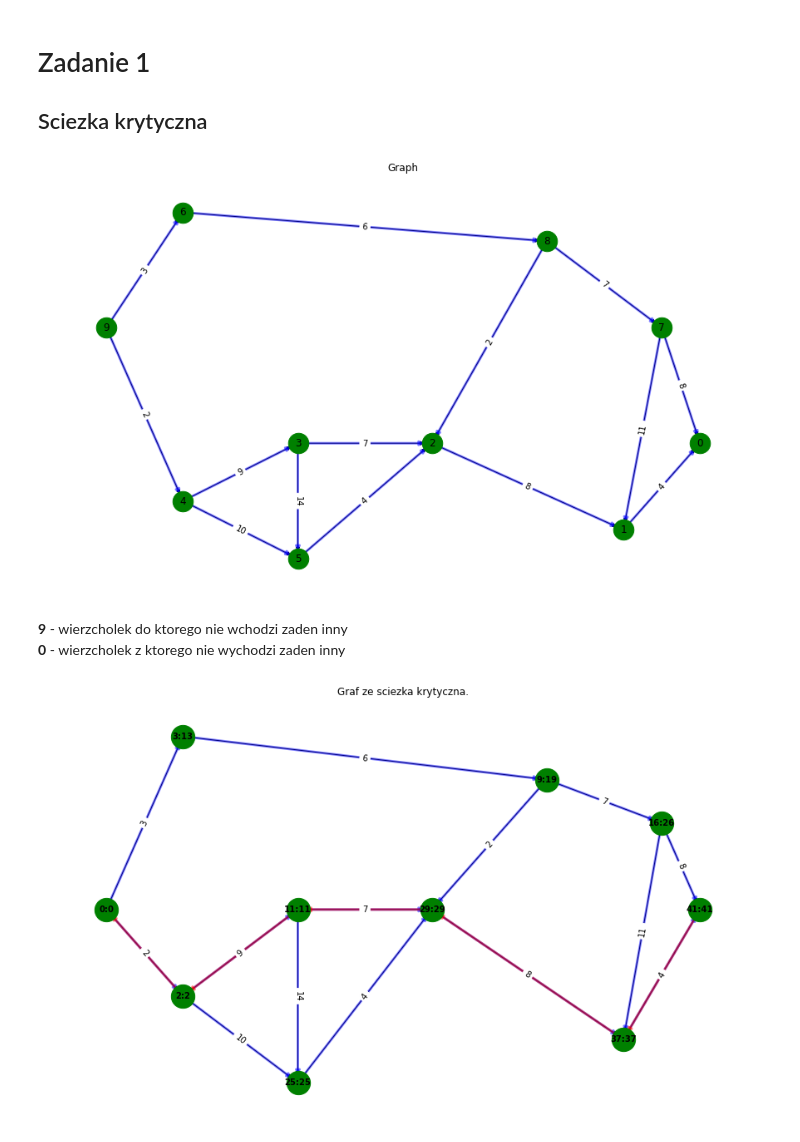
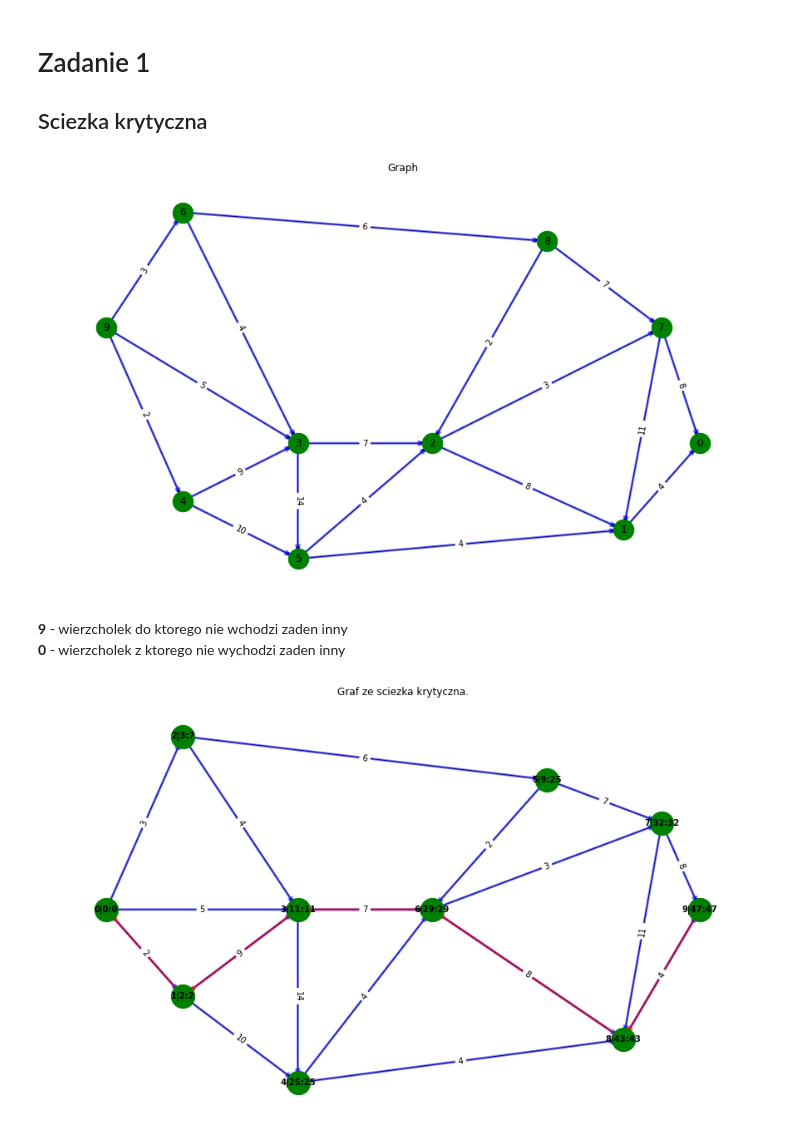
Before and after one commit to djmmatracki/BadanieOperacyjne, a Jupyter notebook: ProgramowanieSieciowe/sprawozdanie.ipynb, the cells around one changed output. Cells and saved outputs as stored; diff of their text form; code cells hidden in the pictures.

```diff
--- a/ProgramowanieSieciowe/sprawozdanie.ipynb
+++ b/ProgramowanieSieciowe/sprawozdanie.ipynb
@@ -14,47 +14,51 @@ weights = [
     (7, 0, 8),
     (7, 1, 11),
     (2, 1, 8),
+    (2, 7, 3),
     (8, 2, 2),
     (5, 2, 4),
     (3, 2, 7),
     (4, 3, 9),
+    (5, 1, 4),
     (3, 5, 14),
     (4, 5, 10),
     (6, 8, 6),
+    (6, 3, 4),
     (8, 7, 7),
     (9, 6, 3),
-    (9, 4, 2)
+    (9, 4, 2),
+    (9, 3, 5)
 ]
 
 G = nx.DiGraph()
 
 G.add_weighted_edges_from(weights)
 
 fig = plt.figure(figsize=(12, 7))
 
 pos = {
     0: (17, 3.5),
     1: (15, 2),
     2: (10, 3.5),
     3: (6.5, 3.5),
     4: (3.5, 2.5),
     5: (6.5, 1.5),
     6: (3.5, 7.5),
     7: (16, 5.5),
     8: (13, 7),
     9: (1.5, 5.5)
 }
 
 nx.draw(G, pos=pos, with_labels=True)
 nx.draw_networkx_edges(G, pos, width=3,alpha=0.5,edge_color='b')
 nx.draw_networkx_nodes(G, pos,node_size=600, node_color="g")
 labels = nx.get_edge_attributes(G,'weight')
 nx.draw_networkx_edge_labels(G,pos,edge_labels=labels)
 plt.title("Graph")
 plt.show()
 # print(nx.get_edge_attributes(G,'weight'))
 # %% [output]
-[figure, old version]
+[figure, new version]
 # %% [markdown]
 **9** - wierzcholek do ktorego nie wchodzi zaden inny <br>
 **0** - wierzcholek z ktorego nie wychodzi zaden inny
@@ -150,7 +154,7 @@ def findCritical(M):
     return terminy, indexes, critical_path_edges
 # %%
 M = nx.to_numpy_array(G, nodelist=[i for i in range(10)])
-terminy, newIndexes, edges = findCritical(M)
+terminy, old2NewIndexes, edges = findCritical(M)
 
 
 fig = plt.figure(figsize=(12, 7))
@@ -168,7 +172,7 @@ pos = {
     9: (1.5, 3.5)
 }
 
-labels = {oldIndex: f"{int(terminy[newIndex][0])}:{int(terminy[newIndex][1])}" for (oldIndex, newIndex) in newIndexes.items()}
+labels = {oldIndex: f"{newIndex}|{int(terminy[newIndex][0])}:{int(terminy[newIndex][1])}" for (oldIndex, newIndex) in old2NewIndexes.items()}
 
 nx.draw(G, pos=pos, labels=labels, with_labels=True, font_size=10, font_weight=1000)
 nx.draw_networkx_edges(G, pos, width=3, alpha=0.5, edge_color='b')
@@ -179,4 +183,4 @@ nx.draw_networkx_edge_labels(G,pos,edge_labels=labels)
 plt.title("Graf ze sciezka krytyczna.")
 plt.show()
 # %% [output]
-[figure, old version]
+[figure, new version]
```
Also changed, not shown: parts of 2 cells of this notebook.
